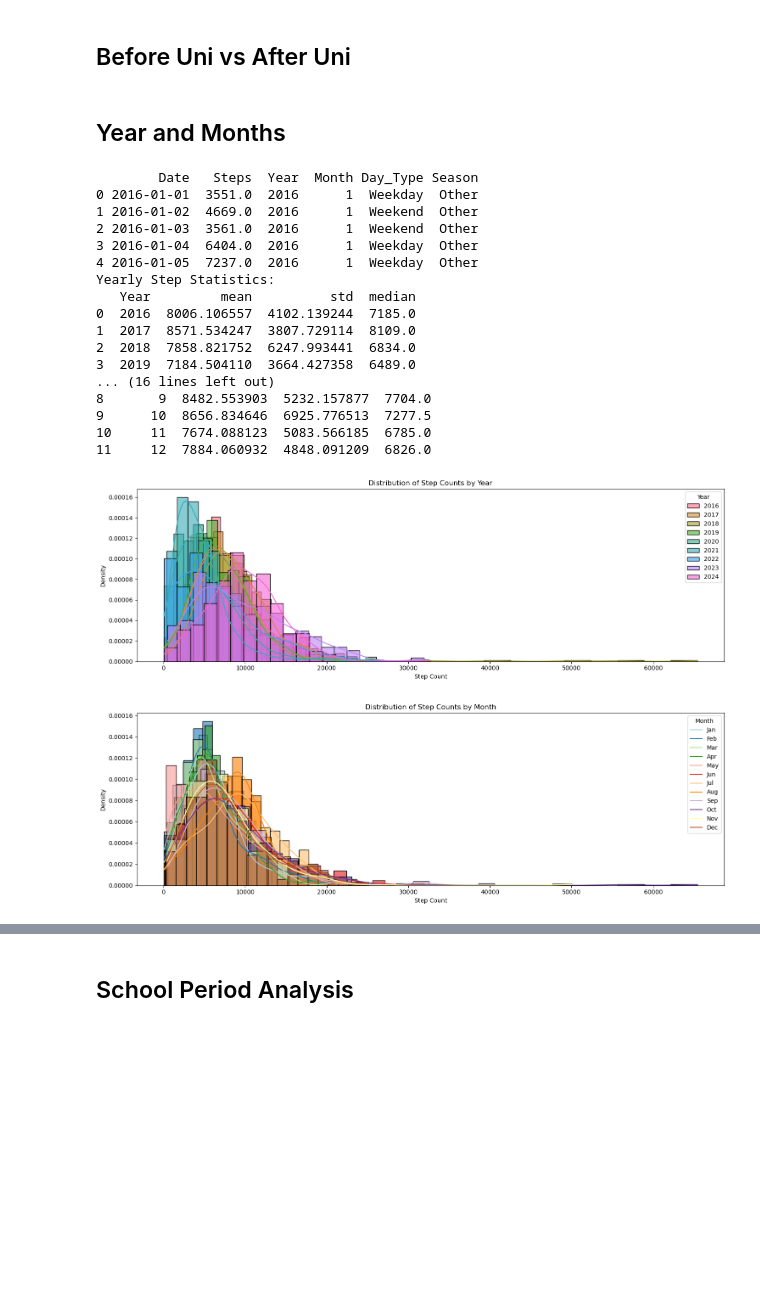
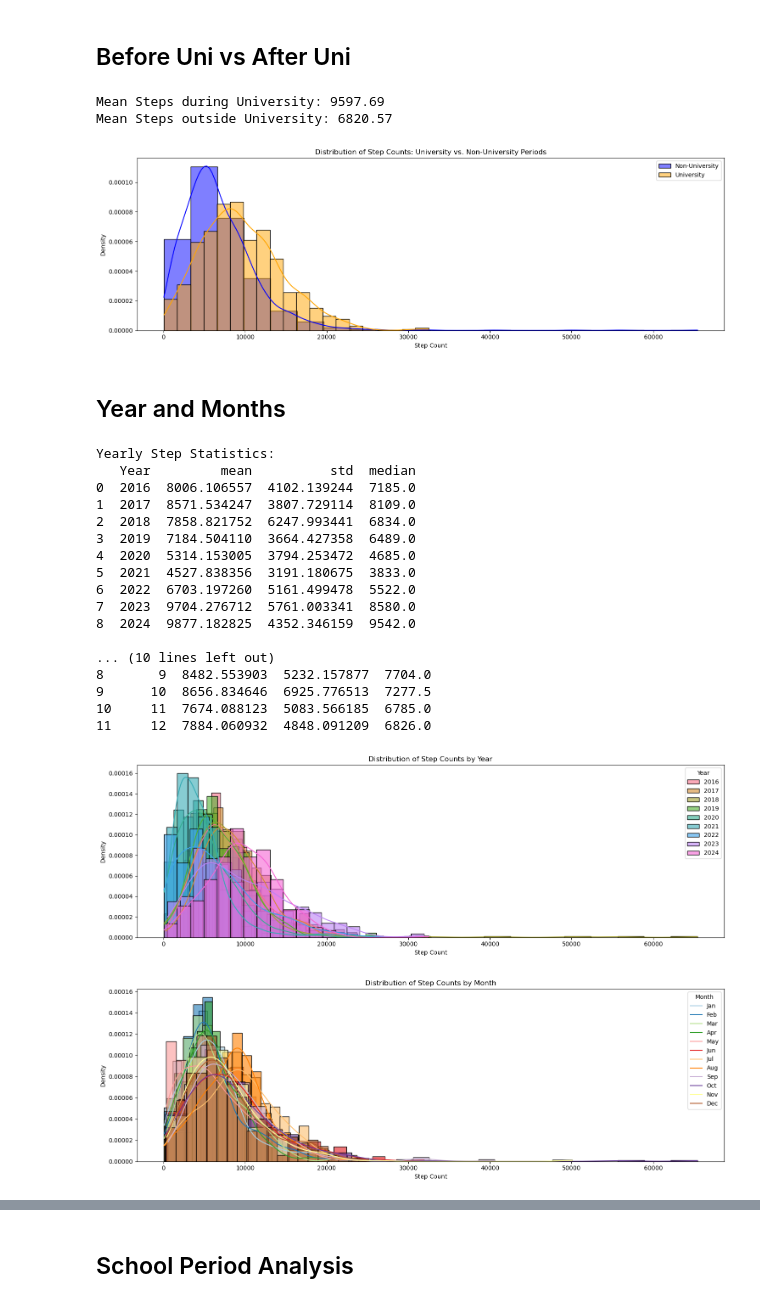
Before and after one commit to Akseldindisyan/my-step-count-analysis, a Jupyter notebook: Main.ipynb, the cells around one changed output, grey strips where cells are left out. Drawn from its saved outputs; the diff is of its cells as text; code cells hidden in the pictures; blank space fills up the shorter version.

```diff
--- a/Main.ipynb
+++ b/Main.ipynb
@@ -760,5 +792,41 @@ Median: 6641.00
 # %% [markdown]
 ## Before Uni vs After Uni
+# %%
+# Add 'University Period' column
+data_long_period['University'] = data_long_period['Date'].apply(
+    lambda x: 'University' if x >= pd.Timestamp('2022-09-30') else 'Non-University'
+)
+
+# Calculate mean step counts for University and Non-University periods
+mean_university = data_long_period[data_long_period['University'] == 'University']['Steps'].mean()
+mean_non_university = data_long_period[data_long_period['University'] == 'Non-University']['Steps'].mean()
+
+# Display the means
+print(f"Mean Steps during University: {mean_university:.2f}")
+print(f"Mean Steps outside University: {mean_non_university:.2f}")
+print()
+
+# Plot the distribution of step counts for University and Non-University periods
+plt.figure(figsize=(15, 5))
+
+# Histogram for Non-University
+sns.histplot(data_long_period[data_long_period['University'] == 'Non-University']['Steps'], bins=20, kde=True, color='blue', label='Non-University', stat='density', alpha=0.5)
+
+# Histogram for University
+sns.histplot(data_long_period[data_long_period['University'] == 'University']['Steps'], bins=20, kde=True, color='orange', label='University', stat='density', alpha=0.5)
+
+# Customize the plot
+plt.title('Distribution of Step Counts: University vs. Non-University Periods')
+plt.xlabel('Step Count')
+plt.ylabel('Density')
+plt.legend()
+
+plt.tight_layout()
+plt.show()
+# %% [output]
+Mean Steps during University: 9597.69
+Mean Steps outside University: 6820.57
+[figure, added]
 # %% [markdown]
 ## Year and Months
 # %%
@@ -767,7 +835,7 @@ import matplotlib.pyplot as plt
 import seaborn as sns
 
 # Check the data to ensure it loaded correctly
-print(data_long_period.head())
+#print(data_long_period.head())
 
 # Convert 'Date' column to datetime, if necessary
 data_long_period['Date'] = pd.to_datetime(data_long_period['Date'])
@@ -822,19 +890,19 @@ plt.legend(title='Month', loc='upper right', frameon=True, labels=["Jan", "Feb",
 plt.tight_layout()
 plt.show()
 # %% [output]
-        Date   Steps  Year  Month Day_Type Season
-0 2016-01-01  3551.0  2016      1  Weekday  Other
-1 2016-01-02  4669.0  2016      1  Weekend  Other
-2 2016-01-03  3561.0  2016      1  Weekend  Other
-3 2016-01-04  6404.0  2016      1  Weekday  Other
-4 2016-01-05  7237.0  2016      1  Weekday  Other
 Yearly Step Statistics:
    Year         mean          std  median
 0  2016  8006.106557  4102.139244  7185.0
 1  2017  8571.534247  3807.729114  8109.0
 2  2018  7858.821752  6247.993441  6834.0
 3  2019  7184.504110  3664.427358  6489.0
-... (16 lines left out)
+4  2020  5314.153005  3794.253472  4685.0
+5  2021  4527.838356  3191.180675  3833.0
+6  2022  6703.197260  5161.499478  5522.0
+7  2023  9704.276712  5761.003341  8580.0
+8  2024  9877.182825  4352.346159  9542.0
+
+... (10 lines left out)
 8       9  8482.553903  5232.157877  7704.0
 9      10  8656.834646  6925.776513  7277.5
 10     11  7674.088123  5083.566185  6785.0
```
Also changed, not shown: parts of 26 cells of this notebook.
